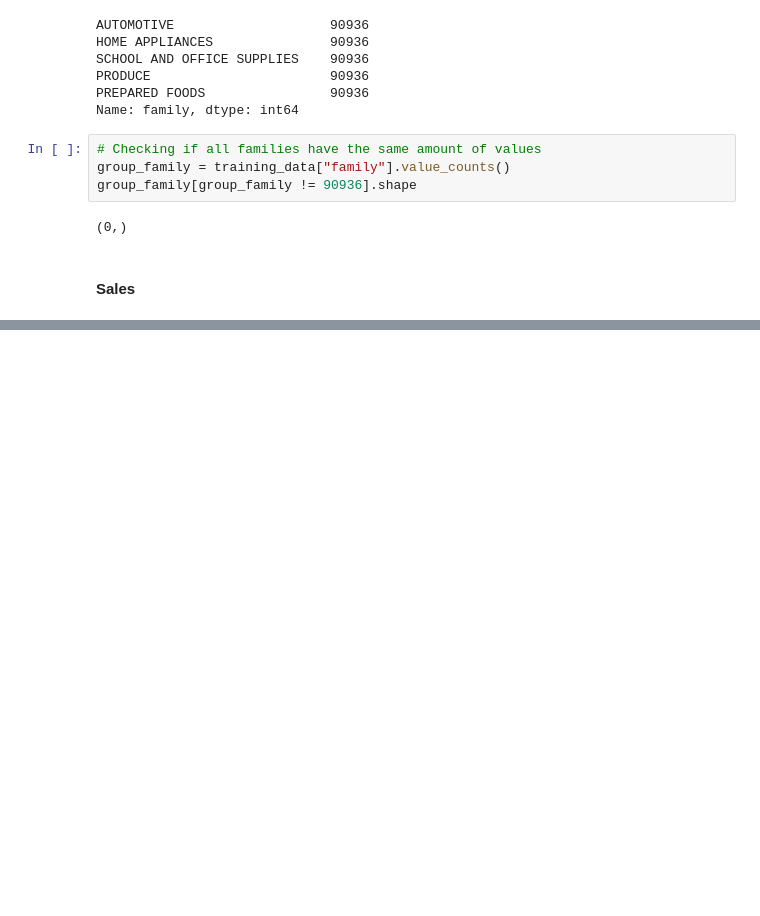
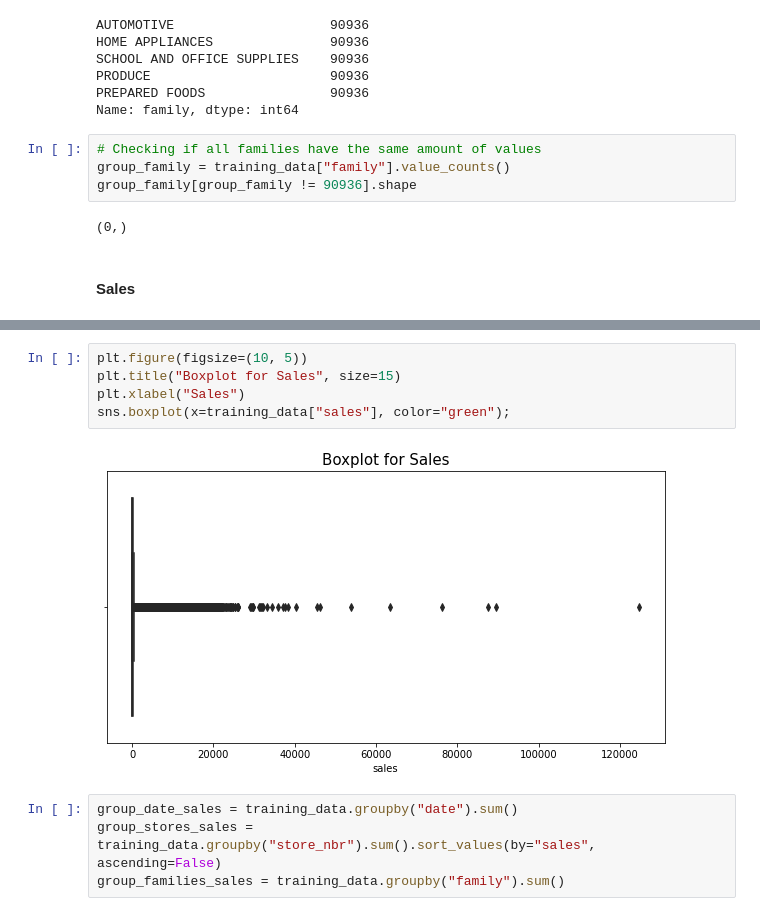
Before and after one commit to JuanCHernan/Data-Science-Projects, a Jupyter notebook: Store-Sales-Time-Series-Forecasting/Analysis/01-Store-Sales-Exploratory-Data-Analysis.ipynb, the cells around one changed output, grey strips where cells are left out. Saved outputs shown, nothing was run; the diff lists cells and outputs as text; blank space fills up the shorter version.

```diff
--- a/Store-Sales-Time-Series-Forecasting/Analysis/01-Store-Sales-Exploratory-Data-Analysis.ipynb
+++ b/Store-Sales-Time-Series-Forecasting/Analysis/01-Store-Sales-Exploratory-Data-Analysis.ipynb
@@ -116,0 +135,11 @@ SyntaxError: invalid syntax (<ipython-input-14-1833ca34f06f>, line 1)
+# %%
+plt.figure(figsize=(10, 5))
+plt.title("Boxplot for Sales", size=15)
+plt.xlabel("Sales")
+sns.boxplot(x=training_data["sales"], color="green");
+# %% [output]
+[figure, added]
+# %%
+group_date_sales = training_data.groupby("date").sum()
+group_stores_sales = training_data.groupby("store_nbr").sum().sort_values(by="sales", ascending=False)
+group_families_sales = training_data.groupby("family").sum()
```
Also changed, not shown: parts of 7 cells of this notebook, 3 other files.
